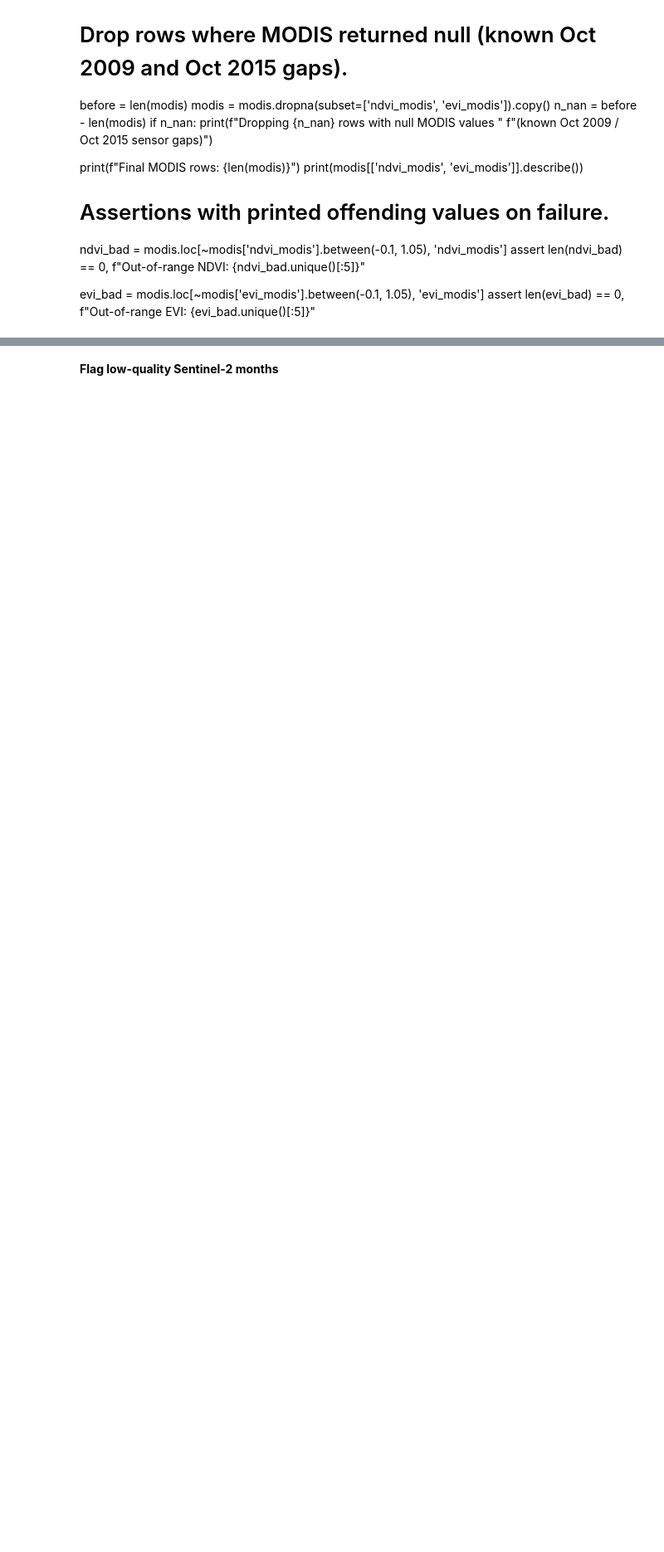
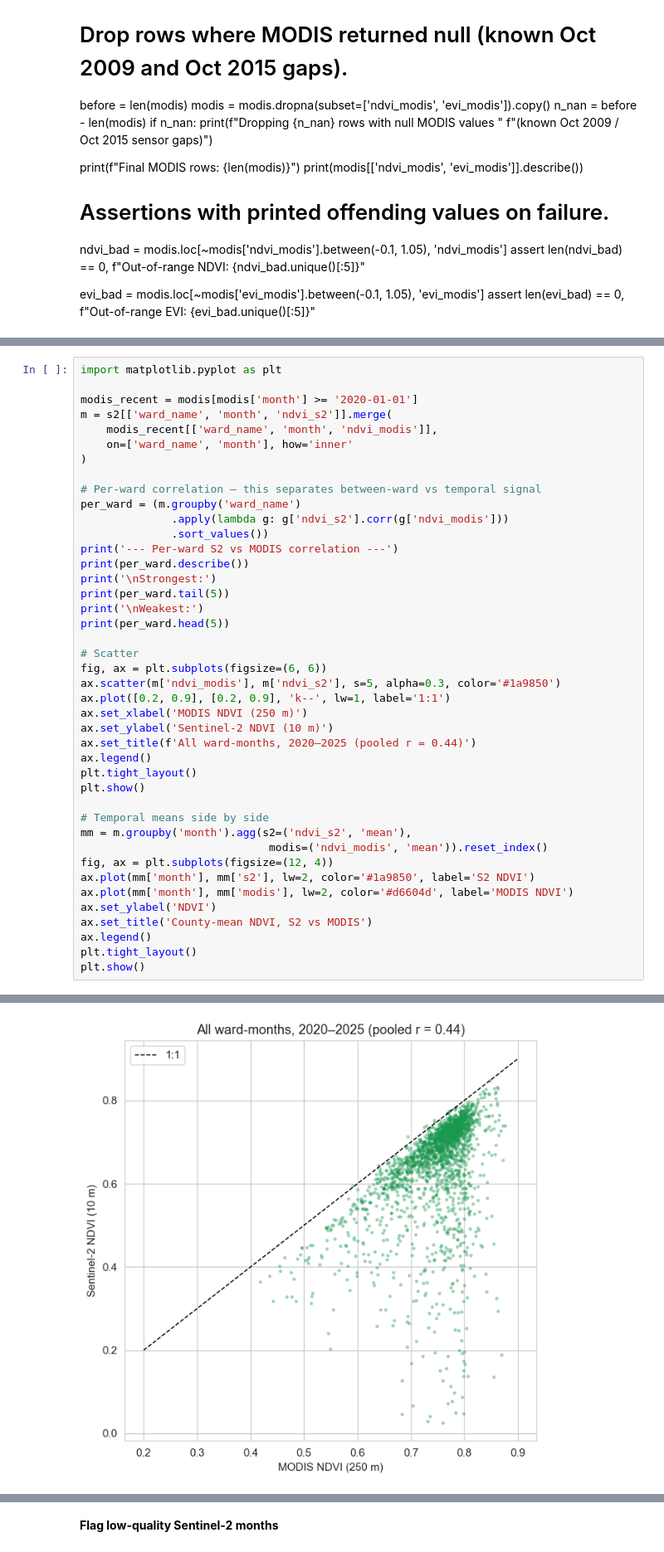
Before and after one commit to kiptoorono/Kericho-Vegetation-Dyamics, a Jupyter notebook: Notebooks/Load_Merge_Data.ipynb, the cells around one changed output, grey strips where cells are left out. Shown at 83% size. Cells and saved outputs as stored; diff of their text form; blank space fills up the shorter version.

```diff
--- a/Notebooks/Load_Merge_Data.ipynb
+++ b/Notebooks/Load_Merge_Data.ipynb
@@ -406,0 +380,43 @@ if r < 0.3:
+# %%
+import matplotlib.pyplot as plt
+
+modis_recent = modis[modis['month'] >= '2020-01-01']
+m = s2[['ward_name', 'month', 'ndvi_s2']].merge(
+    modis_recent[['ward_name', 'month', 'ndvi_modis']],
+    on=['ward_name', 'month'], how='inner'
+)
+
+# Per-ward correlation — this separates between-ward vs temporal signal
+per_ward = (m.groupby('ward_name')
+              .apply(lambda g: g['ndvi_s2'].corr(g['ndvi_modis']))
+              .sort_values())
+print('--- Per-ward S2 vs MODIS correlation ---')
+print(per_ward.describe())
+print('\nStrongest:')
+print(per_ward.tail(5))
+print('\nWeakest:')
+print(per_ward.head(5))
+
+# Scatter
+fig, ax = plt.subplots(figsize=(6, 6))
+ax.scatter(m['ndvi_modis'], m['ndvi_s2'], s=5, alpha=0.3, color='#1a9850')
+ax.plot([0.2, 0.9], [0.2, 0.9], 'k--', lw=1, label='1:1')
+ax.set_xlabel('MODIS NDVI (250 m)')
+ax.set_ylabel('Sentinel-2 NDVI (10 m)')
+ax.set_title(f'All ward-months, 2020–2025 (pooled r = 0.44)')
+ax.legend()
+plt.tight_layout()
+plt.show()
+
+# Temporal means side by side
+mm = m.groupby('month').agg(s2=('ndvi_s2', 'mean'),
+                             modis=('ndvi_modis', 'mean')).reset_index()
+fig, ax = plt.subplots(figsize=(12, 4))
+ax.plot(mm['month'], mm['s2'], lw=2, color='#1a9850', label='S2 NDVI')
+ax.plot(mm['month'], mm['modis'], lw=2, color='#d6604d', label='MODIS NDVI')
+ax.set_ylabel('NDVI')
+ax.set_title('County-mean NDVI, S2 vs MODIS')
+ax.legend()
+plt.tight_layout()
+plt.show()
+# %% [output]
@@ -406,0 +440 @@ if r < 0.3:
+[figure, added]
```
Also changed, not shown: parts of 30 cells of this notebook, 5 other files.
